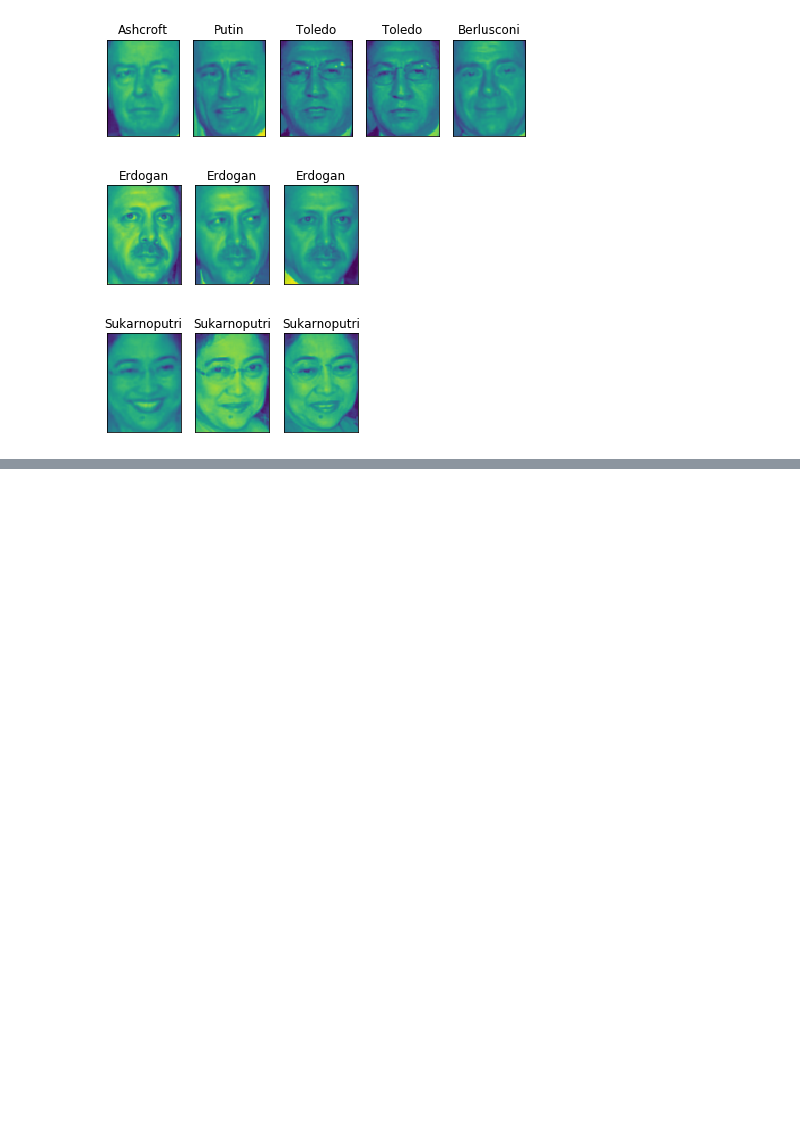
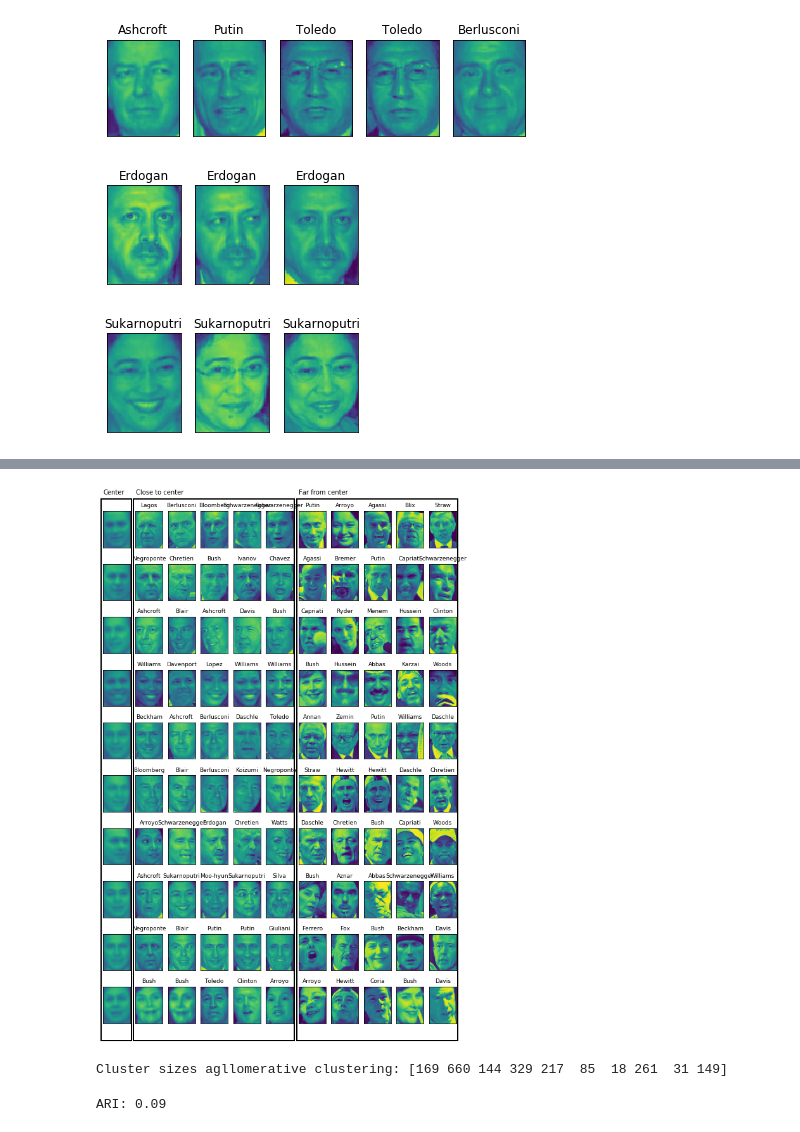
Before and after one commit to fidemin/machine-learning-practice, a Jupyter notebook: intro-to-ml-python/chapter03/compare_clustering_algorithm.ipynb, the cells around one changed output, grey strips where cells are left out. Cells and saved outputs as stored; diff of their text form; code cells hidden in the pictures; blank space fills up the shorter version.

```diff
--- a/intro-to-ml-python/chapter03/compare_clustering_algorithm.ipynb
+++ b/intro-to-ml-python/chapter03/compare_clustering_algorithm.ipynb
@@ -153,0 +168,16 @@ for cluster in range(max(labels) + 1):
+# %%
+mglearn.plots.plot_kmeans_faces(km, pca, X_pca, X_people, y_people, people.target_names)
+# %% [output]
+[figure, added]
+# %%
+# extract clusters with ward agglomerative clustering
+agglomerative = AgglomerativeClustering(n_clusters=10)
+labels_agg = agglomerative.fit_predict(X_pca)
+print("Cluster sizes agllomerative clustering: {}".format(np.bincount(labels_agg)))
+# %% [output]
+Cluster sizes agllomerative clustering: [169 660 144 329 217  85  18 261  31 149]
+# %%
+# see similarity of Kmeans and Aggr
+print("ARI: {:.2f}".format(adjusted_rand_score(labels_agg, labels_km)))
+# %% [output]
+ARI: 0.09
```
Also changed, not shown: parts of 4 cells of this notebook.
